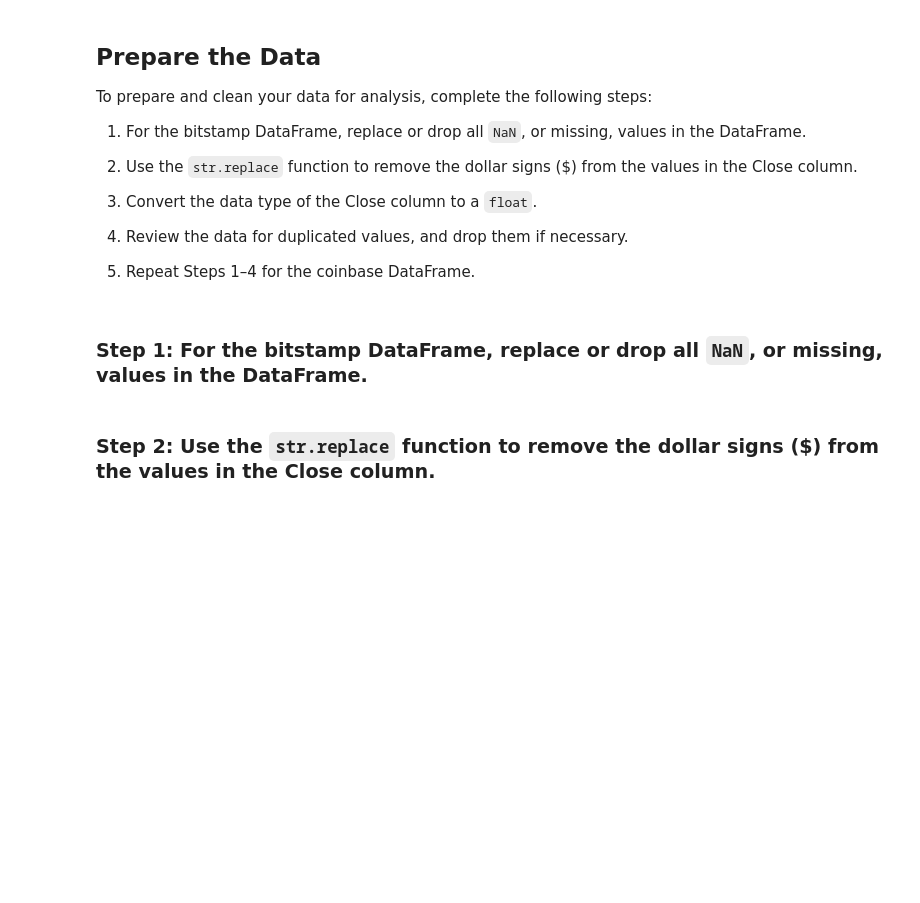
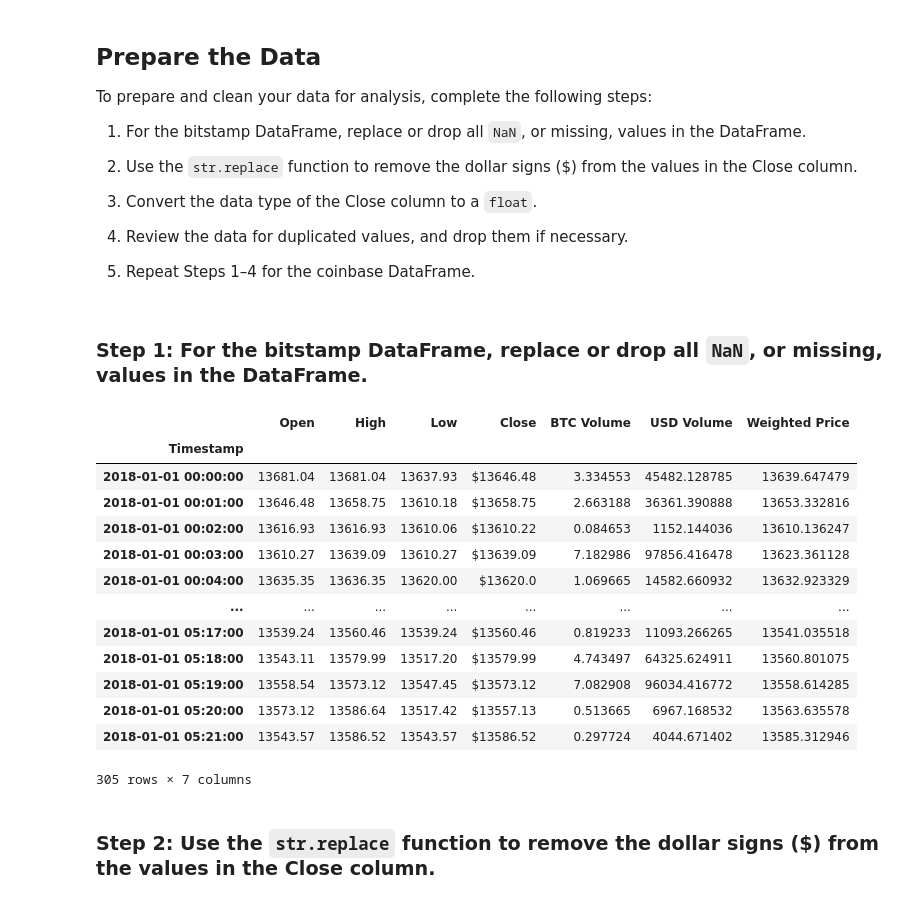
Before and after one commit to RJGiannini/Crypto-Arbitrage, a Jupyter notebook: crypto_arbitrage.ipynb, the cells around one changed output. Saved outputs shown, nothing was run; the diff lists cells and outputs as text; code cells hidden in the pictures; blank space fills up the shorter version.

```diff
--- a/crypto_arbitrage.ipynb
+++ b/crypto_arbitrage.ipynb
@@ -35,9 +35,14 @@ Instructions.
 # %%
 # Read in the CSV file called "bitstamp.csv" using the Path module.
 # The CSV file is located in the Resources folder.
-# Set the index to the column "Date"
+# Set the index to the column "Timestamp"
 # Set the parse_dates and infer_datetime_format parameters
-bitstamp = # YOUR CODE HERE
+bitstamp = pd.read_csv(
+    Path("./Resources/bitstamp.csv"),
+    index_col="Timestamp",
+    parse_dates=True,
+    infer_datetime_format=True
+)
 # %% [markdown]
 ### Step 2: Use the `head` (and/or the `tail`) function to confirm that Pandas properly imported the data.
 # %%
@@ -88,7 +98,23 @@ To prepare and clean your data for analysis, complete the following steps:
 ### Step 1: For the bitstamp DataFrame, replace or drop all `NaN`, or missing, values in the DataFrame.
 # %%
 # For the bitstamp DataFrame, replace or drop all NaNs or missing values in the DataFrame
-# YOUR CODE HERE
+bitstamp = bitstamp.dropna()
+bitstamp.head(305)
+# %% [output]
+|  | Open | High | Low | Close | BTC Volume | USD Volume | Weighted Price |
+| Timestamp |  |  |  |  |  |  |  |
+| 2018-01-01 00:00:00 | 13681.04 | 13681.04 | 13637.93 | $13646.48 | 3.334553 | 45482.128785 | 13639.647479 |
+| 2018-01-01 00:01:00 | 13646.48 | 13658.75 | 13610.18 | $13658.75 | 2.663188 | 36361.390888 | 13653.332816 |
+| 2018-01-01 00:02:00 | 13616.93 | 13616.93 | 13610.06 | $13610.22 | 0.084653 | 1152.144036 | 13610.136247 |
+| 2018-01-01 00:03:00 | 13610.27 | 13639.09 | 13610.27 | $13639.09 | 7.182986 | 97856.416478 | 13623.361128 |
+| 2018-01-01 00:04:00 | 13635.35 | 13636.35 | 13620.00 | $13620.0 | 1.069665 | 14582.660932 | 13632.923329 |
+| ... | ... | ... | ... | ... | ... | ... | ... |
+| 2018-01-01 05:17:00 | 13539.24 | 13560.46 | 13539.24 | $13560.46 | 0.819233 | 11093.266265 | 13541.035518 |
+| 2018-01-01 05:18:00 | 13543.11 | 13579.99 | 13517.20 | $13579.99 | 4.743497 | 64325.624911 | 13560.801075 |
+| 2018-01-01 05:19:00 | 13558.54 | 13573.12 | 13547.45 | $13573.12 | 7.082908 | 96034.416772 | 13558.614285 |
+| 2018-01-01 05:20:00 | 13573.12 | 13586.64 | 13517.42 | $13557.13 | 0.513665 | 6967.168532 | 13563.635578 |
+| 2018-01-01 05:21:00 | 13543.57 | 13586.52 | 13543.57 | $13586.52 | 0.297724 | 4044.671402 | 13585.312946 |
+305 rows × 7 columns
 # %% [markdown]
 ### Step 2: Use the `str.replace` function to remove the dollar signs ($) from the values in the Close column.
 # %%
```
Also changed, not shown: parts of 10 cells of this notebook.
